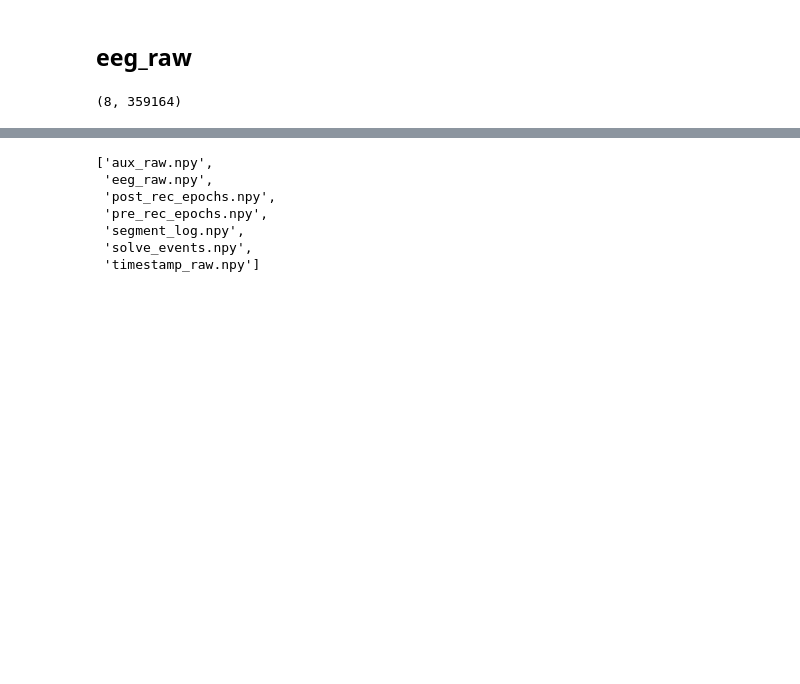
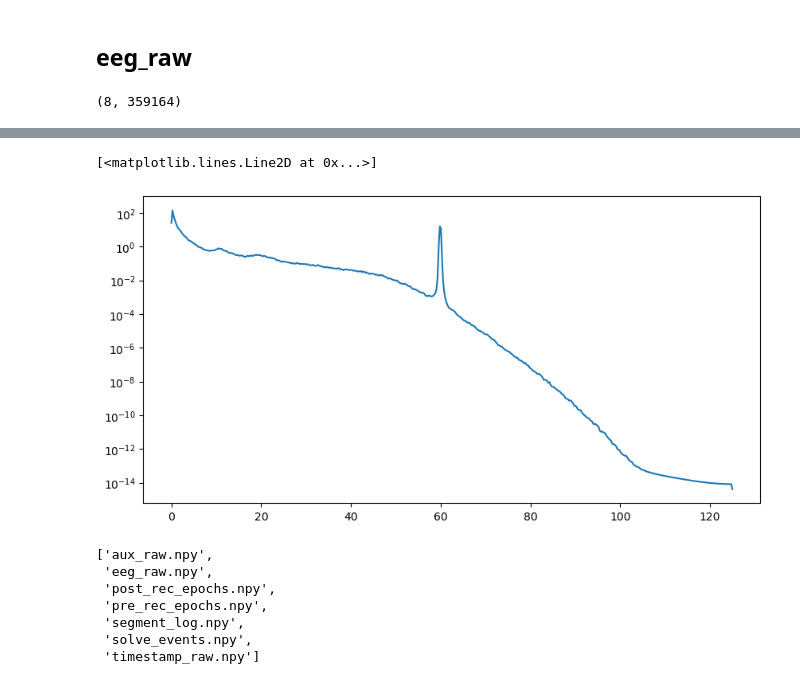
Before and after one commit to aranzahv4/COGS189-Binaural-Beats-main, a Jupyter notebook: convert_data_matlab/convert_file_type.ipynb, the cells around one changed output, grey strips where cells are left out. Saved outputs shown, nothing was run; the diff lists cells and outputs as text; code cells hidden in the pictures; blank space fills up the shorter version.

```diff
--- a/convert_data_matlab/convert_file_type.ipynb
+++ b/convert_data_matlab/convert_file_type.ipynb
@@ -38,3 +68,12 @@ for i in range(5):
+# %%
+# psd
+from scipy.signal import welch
+f, Pxx = welch(filtered_data, fs, nperseg=1024)
+plt.figure(figsize=(10, 5))
+plt.semilogy(f, Pxx)
+# %% [output]
+[<matplotlib.lines.Line2D at 0x...>]
+[figure, added]
 # %%
 # quick check to verify the path
 import os
```
Also changed, not shown: parts of 6 cells of this notebook, 1 other file.
